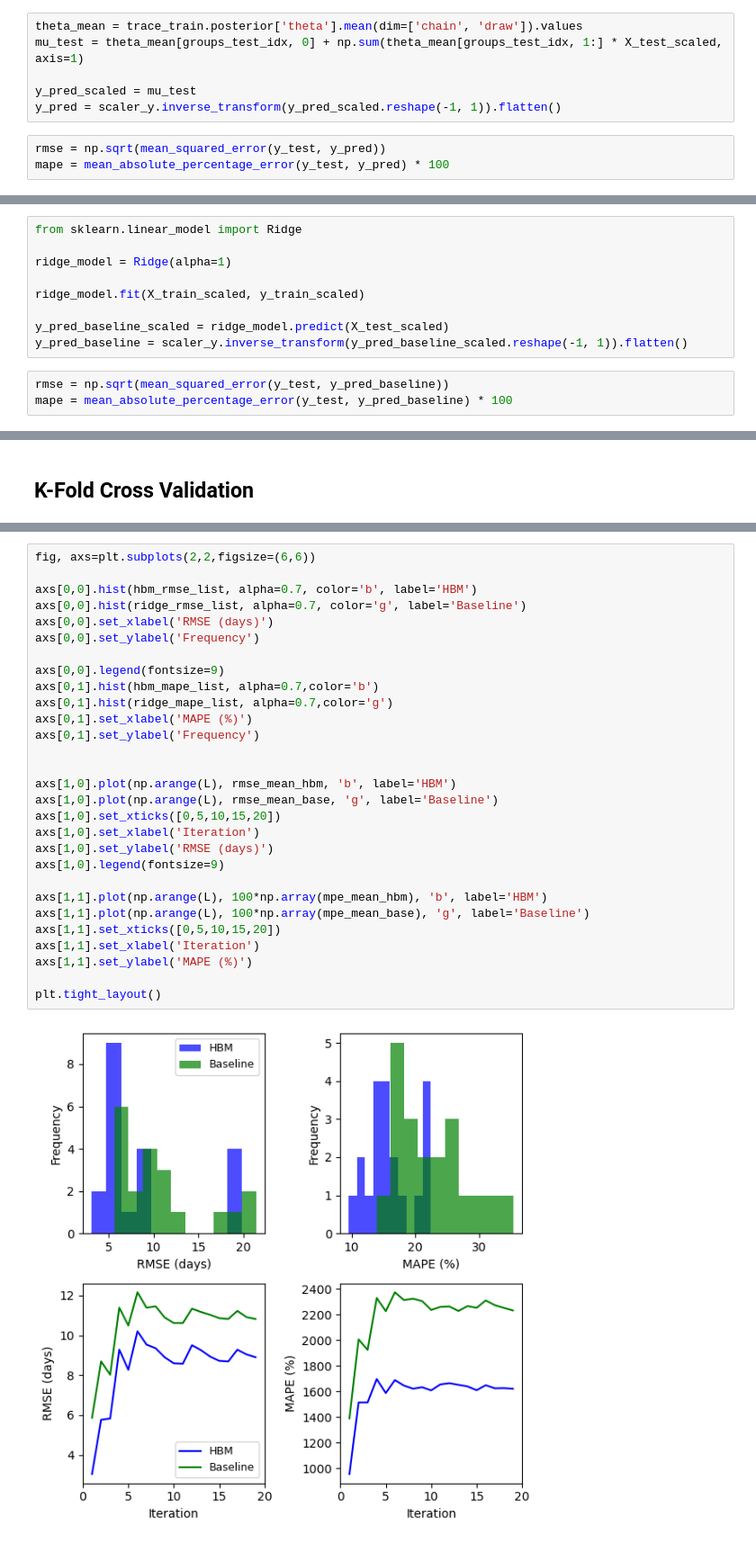
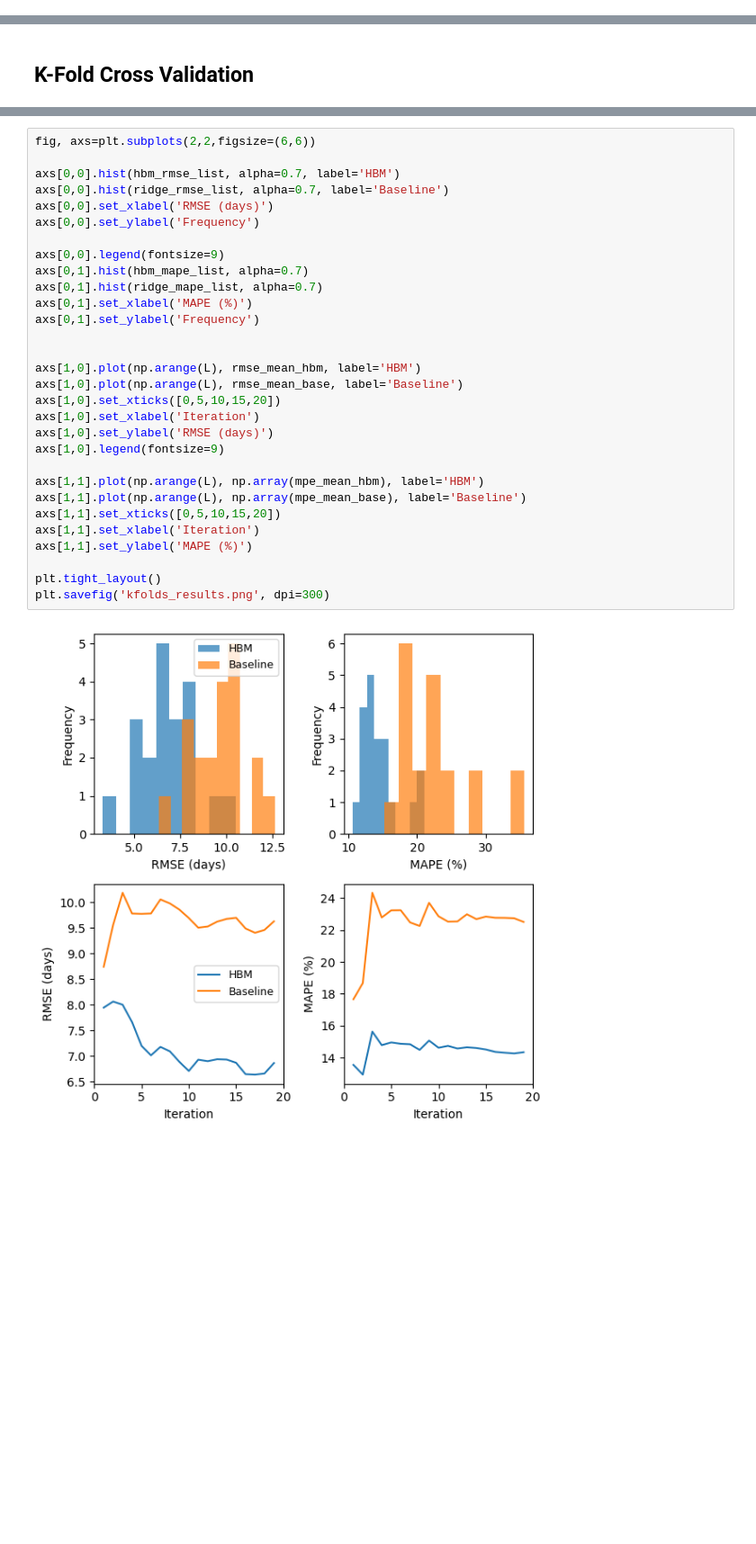
Before and after one commit to mkelsayed/HierarchicalBayesForPredictingBatteryRUL, a Jupyter notebook: src/Analysis.ipynb, the cells around one changed output, grey strips where cells are left out. Shown at 90% size. Drawn from its saved outputs; the diff is of its cells as text; blank space fills up the shorter version.

Commit message:
Final Analysis: Fixed CV and tested on different test set

```diff
--- a/src/Analysis.ipynb
+++ b/src/Analysis.ipynb
@@ -216,9 +148,0 @@ Sampling: [y_obs]
-# %%
-theta_mean = trace_train.posterior['theta'].mean(dim=['chain', 'draw']).values
-mu_test = theta_mean[groups_test_idx, 0] + np.sum(theta_mean[groups_test_idx, 1:] * X_test_scaled, axis=1)
-
-y_pred_scaled = mu_test
-y_pred = scaler_y.inverse_transform(y_pred_scaled.reshape(-1, 1)).flatten()
-# %%
-rmse = np.sqrt(mean_squared_error(y_test, y_pred))
-mape = mean_absolute_percentage_error(y_test, y_pred) * 100
@@ -233,12 +148,0 @@ MAPE: 13.9%
-# %%
-from sklearn.linear_model import Ridge
-
-ridge_model = Ridge(alpha=1)
-
-ridge_model.fit(X_train_scaled, y_train_scaled)
-
-y_pred_baseline_scaled = ridge_model.predict(X_test_scaled)
-y_pred_baseline = scaler_y.inverse_transform(y_pred_baseline_scaled.reshape(-1, 1)).flatten()
-# %%
-rmse = np.sqrt(mean_squared_error(y_test, y_pred_baseline))
-mape = mean_absolute_percentage_error(y_test, y_pred_baseline) * 100
@@ -496,31 +440,32 @@ plt.show()
 # %%
 fig, axs=plt.subplots(2,2,figsize=(6,6))
 
-axs[0,0].hist(hbm_rmse_list, alpha=0.7, color='b', label='HBM')
-axs[0,0].hist(ridge_rmse_list, alpha=0.7, color='g', label='Baseline')
+axs[0,0].hist(hbm_rmse_list, alpha=0.7, label='HBM')
+axs[0,0].hist(ridge_rmse_list, alpha=0.7, label='Baseline')
 axs[0,0].set_xlabel('RMSE (days)')
 axs[0,0].set_ylabel('Frequency')
 
 axs[0,0].legend(fontsize=9)
-axs[0,1].hist(hbm_mape_list, alpha=0.7,color='b')
-axs[0,1].hist(ridge_mape_list, alpha=0.7,color='g')
+axs[0,1].hist(hbm_mape_list, alpha=0.7)
+axs[0,1].hist(ridge_mape_list, alpha=0.7)
 axs[0,1].set_xlabel('MAPE (%)')
 axs[0,1].set_ylabel('Frequency')
 
 
-axs[1,0].plot(np.arange(L), rmse_mean_hbm, 'b', label='HBM')
-axs[1,0].plot(np.arange(L), rmse_mean_base, 'g', label='Baseline')
+axs[1,0].plot(np.arange(L), rmse_mean_hbm, label='HBM')
+axs[1,0].plot(np.arange(L), rmse_mean_base, label='Baseline')
 axs[1,0].set_xticks([0,5,10,15,20])
 axs[1,0].set_xlabel('Iteration')
 axs[1,0].set_ylabel('RMSE (days)')
 axs[1,0].legend(fontsize=9)
 
-axs[1,1].plot(np.arange(L), 100*np.array(mpe_mean_hbm), 'b', label='HBM')
-axs[1,1].plot(np.arange(L), 100*np.array(mpe_mean_base), 'g', label='Baseline')
+axs[1,1].plot(np.arange(L), np.array(mpe_mean_hbm), label='HBM')
+axs[1,1].plot(np.arange(L), np.array(mpe_mean_base), label='Baseline')
 axs[1,1].set_xticks([0,5,10,15,20])
 axs[1,1].set_xlabel('Iteration')
 axs[1,1].set_ylabel('MAPE (%)')
 
 plt.tight_layout()
+plt.savefig('kfolds_results.png', dpi=300)
 # %% [output]
-[figure, old version]
+[figure, new version]
```
Also changed, not shown: parts of 18 cells of this notebook.
